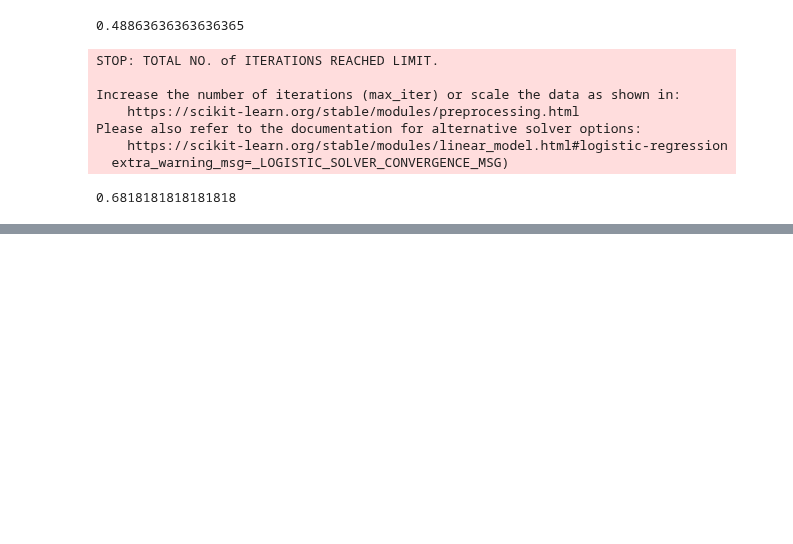
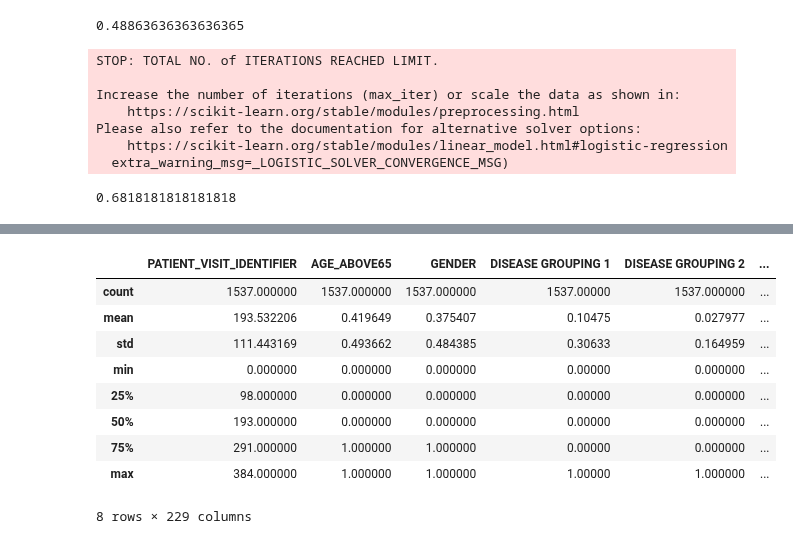
Before and after one commit to RPGraciotti/BootCampAlura, a Jupyter notebook: Modulo_4/Aula_5_compreendendo_o_problema_real.ipynb, the cells around one changed output, grey strips where cells are left out. Saved outputs shown, nothing was run; the diff lists cells and outputs as text; code cells hidden in the pictures; blank space fills up the shorter version.

```diff
--- a/Modulo_4/Aula_5_compreendendo_o_problema_real.ipynb
+++ b/Modulo_4/Aula_5_compreendendo_o_problema_real.ipynb
@@ -225,0 +273,15 @@ Please also refer to the documentation for alternative solver options:
+# %%
+remove = df_clean.query("WINDOW == '0-2' and ICU == '1'")["PATIENT_VISIT_IDENTIFIER"].values
+df_clean = df_clean.query("PATIENT_VISIT_IDENTIFIER not in @remove")
+df_clean.describe()
+# %% [output]
+|  | PATIENT_VISIT_IDENTIFIER | AGE_ABOVE65 | GENDER | DISEASE GROUPING 1 | DISEASE GROUPING 2 | ... |
+| count | 1537.000000 | 1537.000000 | 1537.000000 | 1537.00000 | 1537.000000 | ... |
+| mean | 193.532206 | 0.419649 | 0.375407 | 0.10475 | 0.027977 | ... |
+| std | 111.443169 | 0.493662 | 0.484385 | 0.30633 | 0.164959 | ... |
+| min | 0.000000 | 0.000000 | 0.000000 | 0.00000 | 0.000000 | ... |
+| 25% | 98.000000 | 0.000000 | 0.000000 | 0.00000 | 0.000000 | ... |
+| 50% | 193.000000 | 0.000000 | 0.000000 | 0.00000 | 0.000000 | ... |
+| 75% | 291.000000 | 1.000000 | 1.000000 | 0.00000 | 0.000000 | ... |
+| max | 384.000000 | 1.000000 | 1.000000 | 1.00000 | 1.000000 | ... |
+8 rows × 229 columns
```
Also changed, not shown: parts of 11 cells of this notebook.
